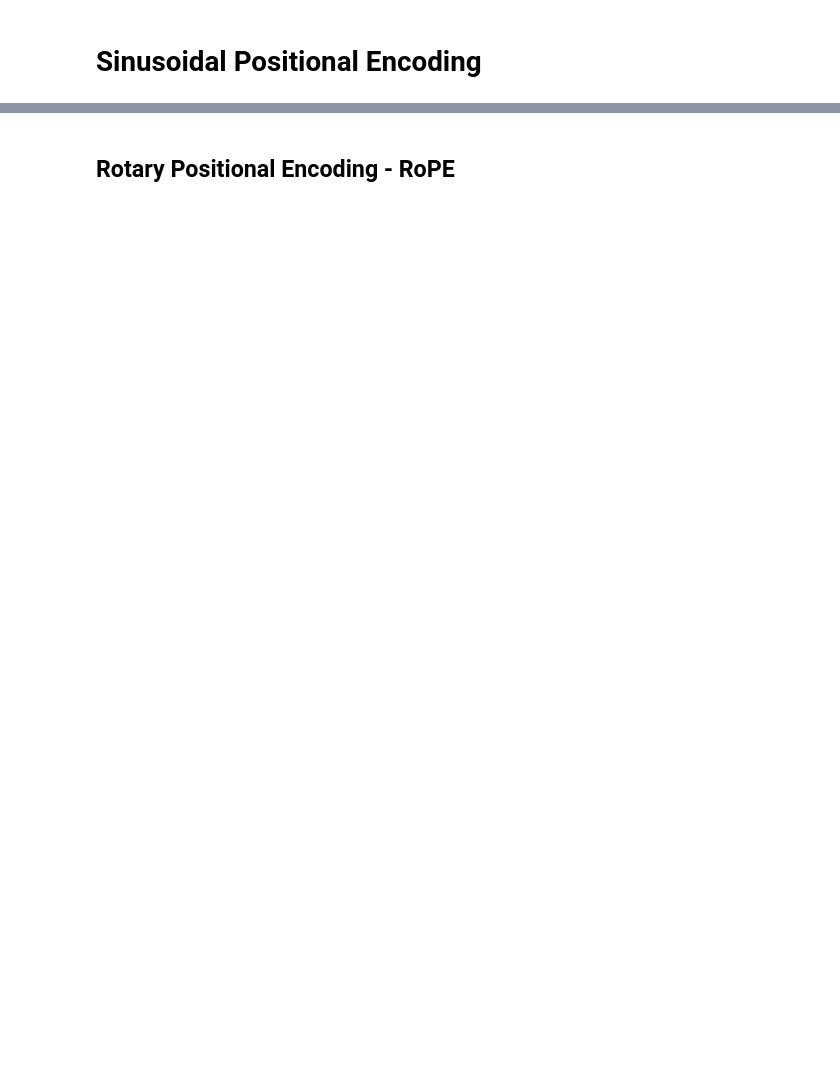
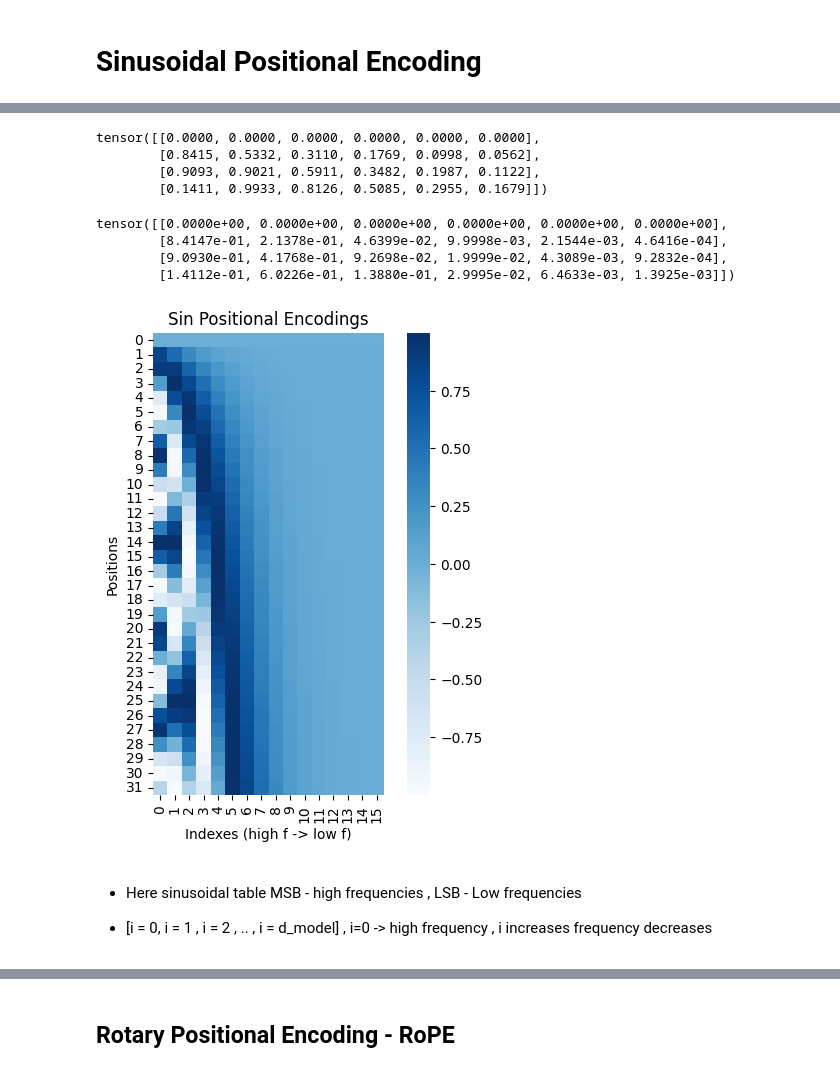
Before and after one commit to samitha278/CoreLlama, a Jupyter notebook: positional_encoding_methods.ipynb, the cells around one changed output, grey strips where cells are left out. Cells and saved outputs as stored; diff of their text form; code cells hidden in the pictures; blank space fills up the shorter version.

```diff
--- a/positional_encoding_methods.ipynb
+++ b/positional_encoding_methods.ipynb
@@ -135,0 +202,66 @@ tensor([[0., 0., 0., 0., 0., 0., 0., 0., 0., 0., 0., 0.],
+# %%
+sin_pe = SinusoidalPE_v1(4,6)
+sin_pe(torch.arange(0,4))
+# %% [output]
+tensor([[0.0000, 0.0000, 0.0000, 0.0000, 0.0000, 0.0000],
+        [0.8415, 0.5332, 0.3110, 0.1769, 0.0998, 0.0562],
+        [0.9093, 0.9021, 0.5911, 0.3482, 0.1987, 0.1122],
+        [0.1411, 0.9933, 0.8126, 0.5085, 0.2955, 0.1679]])
+# %%
+class SinusoidalPE_v2(nn.Module):
+
+    def __init__(self,max_len,d_model):
+        super().__init__()
+
+        self.d_model = d_model
+        self.register_buffer('encoding', self._precompute_sinusoidal(max_len, d_model))
+
+
+
+    def _precompute_sinusoidal(self,max_len,d_model):
+
+        positions = torch.arange(max_len).unsqueeze(1)  # [max_length , 1]
+        indexes = torch.arange(d_model).unsqueeze(0)    # [1,d_model]
+
+        sinusoidal_table = torch.sin((positions/(10000**(indexes/d_model))))
+
+        return sinusoidal_table
+
+
+    def forward(self,ids):
+        return self.encoding[ids]
+# %%
+max_len = 4
+d_model = 6
+
+positions = torch.arange(max_len).unsqueeze(1)  # [max_length , 1]
+indexes = torch.arange(d_model).unsqueeze(0)    # [1,d_model]
+
+sinusoidal_table = torch.sin((positions/(10000**(indexes/d_model))))
+
+sinusoidal_table
+# %% [output]
+tensor([[0.0000e+00, 0.0000e+00, 0.0000e+00, 0.0000e+00, 0.0000e+00, 0.0000e+00],
+        [8.4147e-01, 2.1378e-01, 4.6399e-02, 9.9998e-03, 2.1544e-03, 4.6416e-04],
+        [9.0930e-01, 4.1768e-01, 9.2698e-02, 1.9999e-02, 4.3089e-03, 9.2832e-04],
+        [1.4112e-01, 6.0226e-01, 1.3880e-01, 2.9995e-02, 6.4633e-03, 1.3925e-03]])
+# %%
+max_len = 32
+d_model = 16
+
+sin_pe = SinusoidalPE_v2(max_len,d_model)
+encodings = sin_pe(torch.arange(0,max_len))
+
+
+plt.figure(figsize=(6, 6))
+sns.heatmap(encodings.numpy(), cmap='Blues',square=True)
+plt.title(f'Sin Positional Encodings')
+plt.xlabel('Indexes (high f -> low f)')
+plt.ylabel('Positions')
+plt.show()
+# %% [output]
+[figure, added]
+# %% [markdown]
+- Here sinusoidal table MSB - high frequencies , LSB - Low frequencies
+
+- [i = 0, i = 1 , i = 2 , .. , i = d_model]  , i=0 -> high frequency , i increases frequency decreases
```
Also changed, not shown: parts of 7 cells of this notebook.
